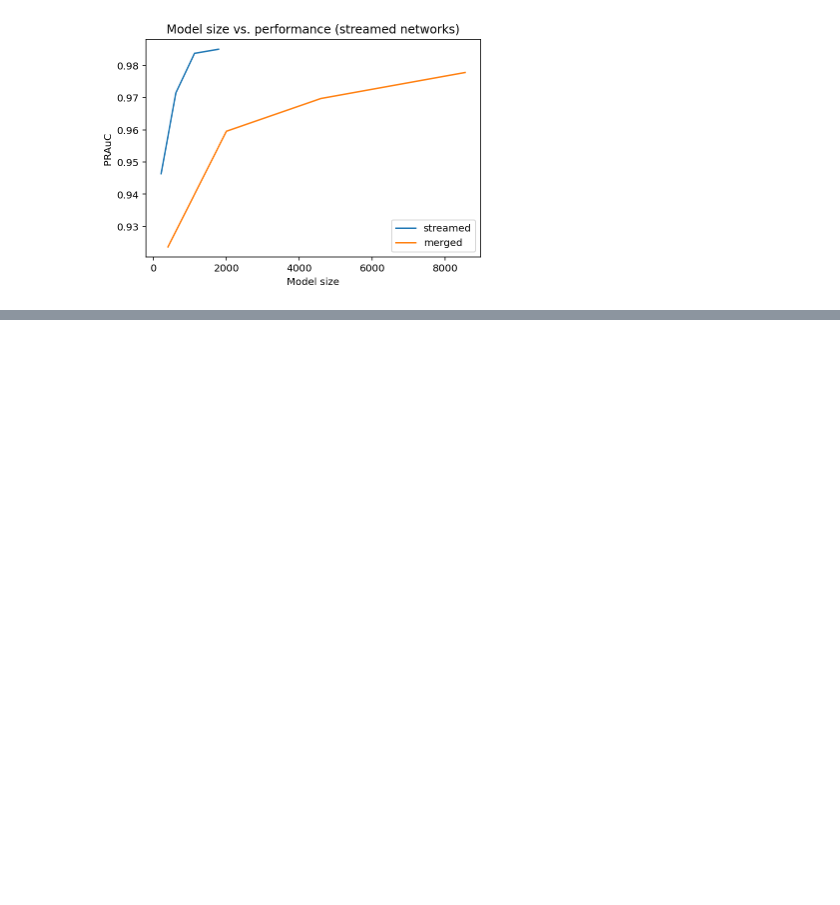
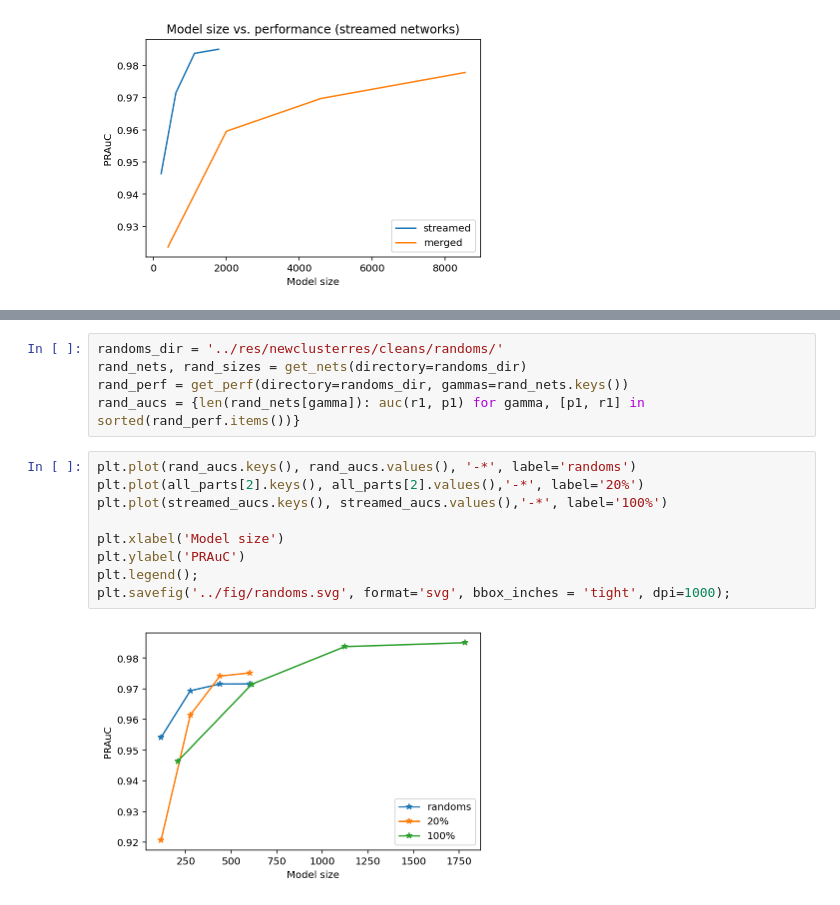
Before and after one commit to jrybicki-jsc/smms, a Jupyter notebook: graphla/cleans.ipynb, the cells around one changed output, grey strips where cells are left out. Cells and saved outputs as stored; diff of their text form; blank space fills up the shorter version.

```diff
--- a/graphla/cleans.ipynb
+++ b/graphla/cleans.ipynb
@@ -115,0 +143,16 @@ plt.savefig('../fig/subparts.svg', format='svg', bbox_inches = 'tight', dpi=1000
+# %%
+randoms_dir = '../res/newclusterres/cleans/randoms/'
+rand_nets, rand_sizes = get_nets(directory=randoms_dir)
+rand_perf = get_perf(directory=randoms_dir, gammas=rand_nets.keys())
+rand_aucs = {len(rand_nets[gamma]): auc(r1, p1) for gamma, [p1, r1] in sorted(rand_perf.items())}
+# %%
+plt.plot(rand_aucs.keys(), rand_aucs.values(), '-*', label='randoms')
+plt.plot(all_parts[2].keys(), all_parts[2].values(),'-*', label='20%')
+plt.plot(streamed_aucs.keys(), streamed_aucs.values(),'-*', label='100%')
+
+plt.xlabel('Model size')
+plt.ylabel('PRAuC')
+plt.legend();
+plt.savefig('../fig/randoms.svg', format='svg', bbox_inches = 'tight', dpi=1000);
+# %% [output]
+[figure, added]
```
Also changed, not shown: parts of 10 cells of this notebook.
